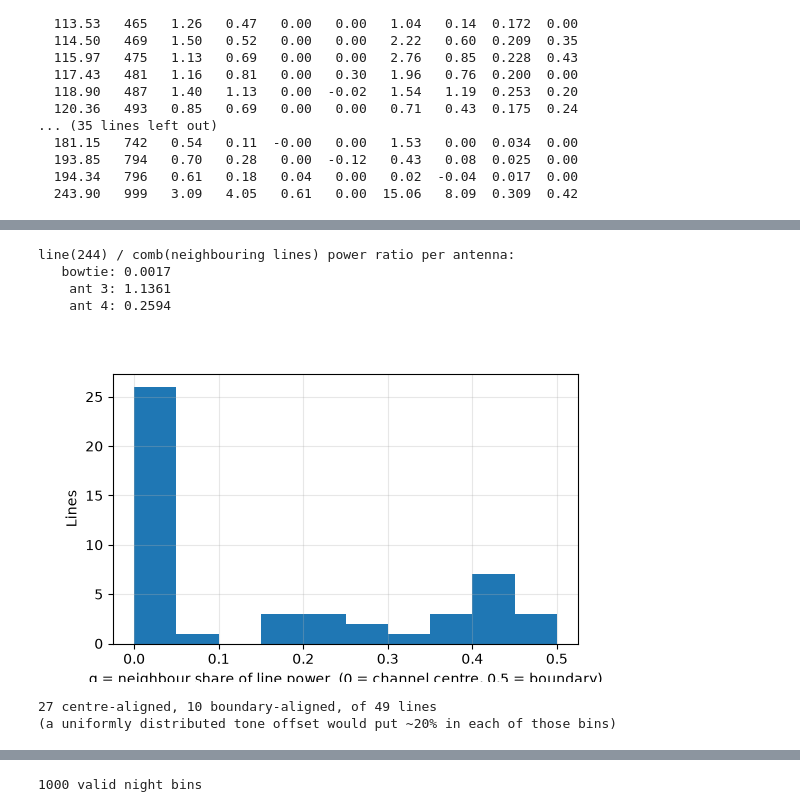
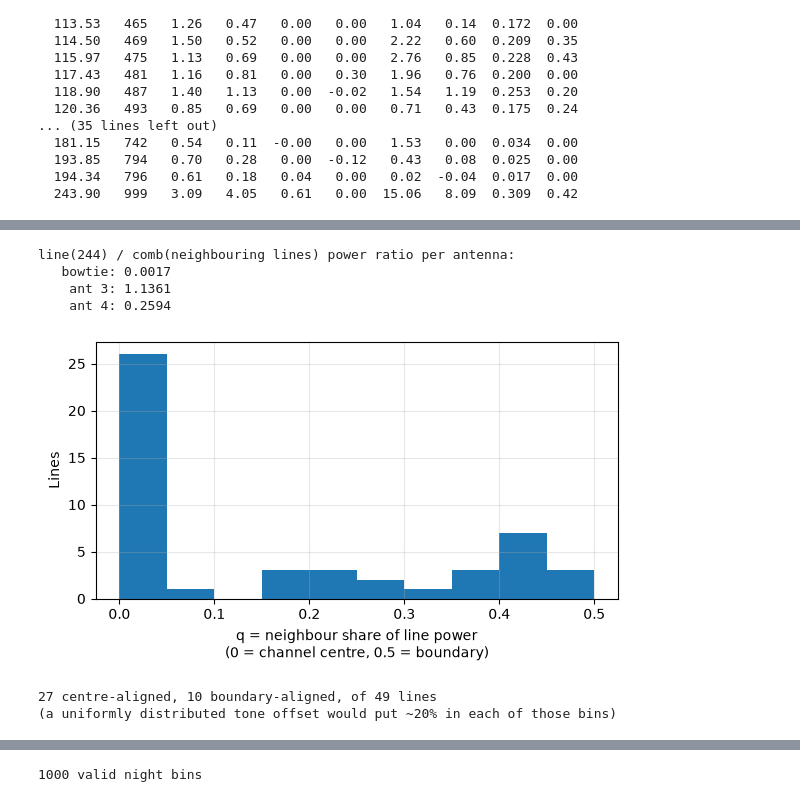
Before and after one commit to EIGSEP/data-analysis, a Jupyter notebook: notebooks/christian/deployment4/radiated_selfRFI_lines.ipynb, the cells around one changed output, grey strips where cells are left out. Cells and saved outputs as stored; diff of their text form; code cells hidden in the pictures.

```diff
--- a/notebooks/christian/deployment4/radiated_selfRFI_lines.ipynb
+++ b/notebooks/christian/deployment4/radiated_selfRFI_lines.ipynb
@@ -261,34 +299,35 @@ Remaining caveat: the 111–137 MHz forest overlaps the aeronautical band, where
 line_chs = (999, 1000)
 comb_ref = (992, 1008)
 specs = {"bowtie": sp_night, "ant 3": S["3"], "ant 4": S["4"]}
 print("line(244) / comb(neighbouring lines) power ratio per antenna:")
 for name, sp in specs.items():
     sm = median_filter(sp, 17, mode="nearest")
     pl = sum(max(sp[c] - sm[c], 0) for c in line_chs)
     pc = sum(max(sp[c] - sm[c], 0) for c in comb_ref)
     print(f"  {name:>7}: {pl / pc:.4f}")
 
 # alignment statistics over the line population
 qs = []
 for ch in lines:
     p_main = sp_night[ch] - sm_n[ch]
     nb = ch + (1 if (sp_night[ch + 1] - sm_n[ch + 1]) > (sp_night[ch - 1] - sm_n[ch - 1]) else -1)
     p_nb = max(sp_night[nb] - sm_n[nb], 0) if nb not in comb_chans else 0
     qs.append(p_nb / max(p_main + p_nb, 1))
 qs = np.array(qs)
 plt.figure(figsize=(6, 3.5))
 plt.hist(qs, bins=np.linspace(0, 0.5, 11))
-plt.xlabel("q = neighbour share of line power  (0 = channel centre, 0.5 = boundary)")
+plt.xlabel("q = neighbour share of line power\n(0 = channel centre, 0.5 = boundary)")
 plt.ylabel("Lines")
 plt.grid(alpha=0.3)
+plt.tight_layout()
 plt.show()
 print(f"{(qs < 0.1).sum()} centre-aligned, {(qs > 0.4).sum()} boundary-aligned, of {len(qs)} lines")
 print("(a uniformly distributed tone offset would put ~20% in each of those bins)")
 # %% [output]
 line(244) / comb(neighbouring lines) power ratio per antenna:
    bowtie: 0.0017
     ant 3: 1.1361
     ant 4: 0.2594
-[figure, old version]
+[figure, new version]
 27 centre-aligned, 10 boundary-aligned, of 49 lines
 (a uniformly distributed tone offset would put ~20% in each of those bins)
```
Also changed, not shown: parts of 24 cells of this notebook.
